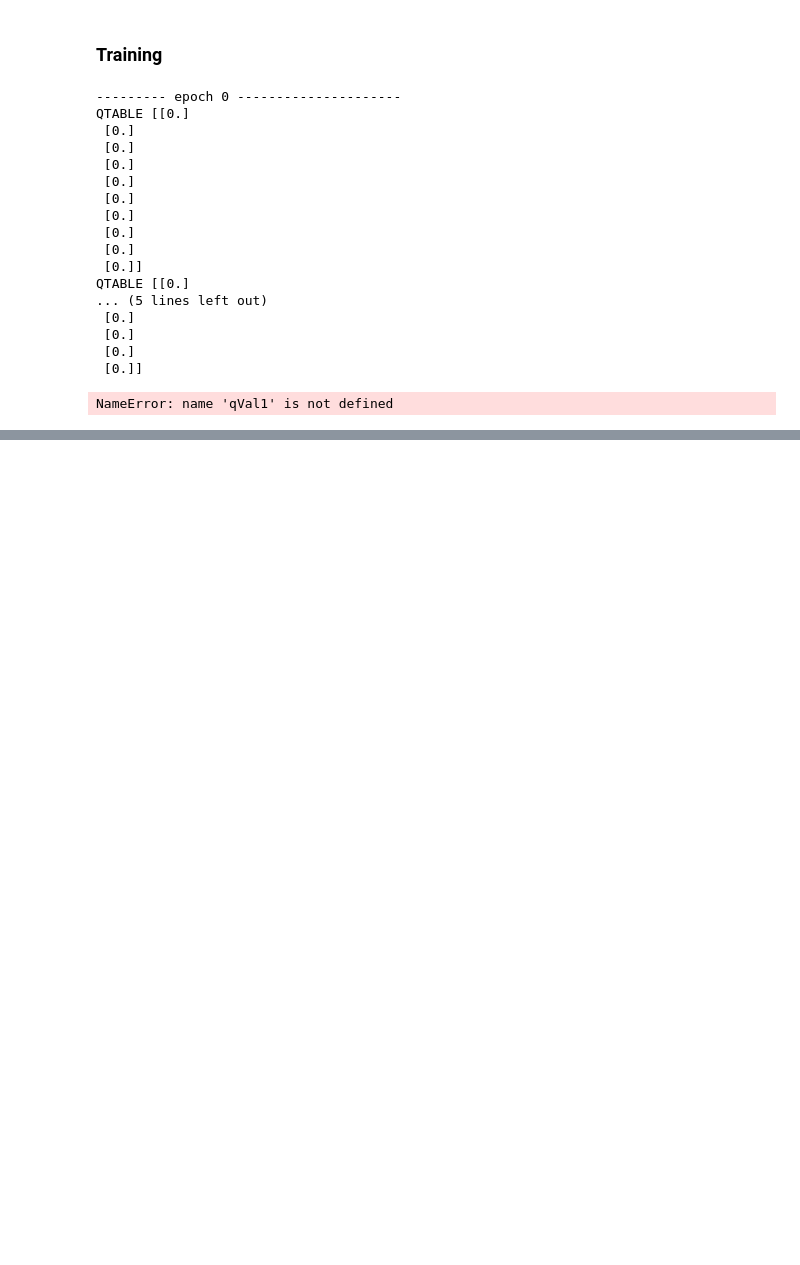
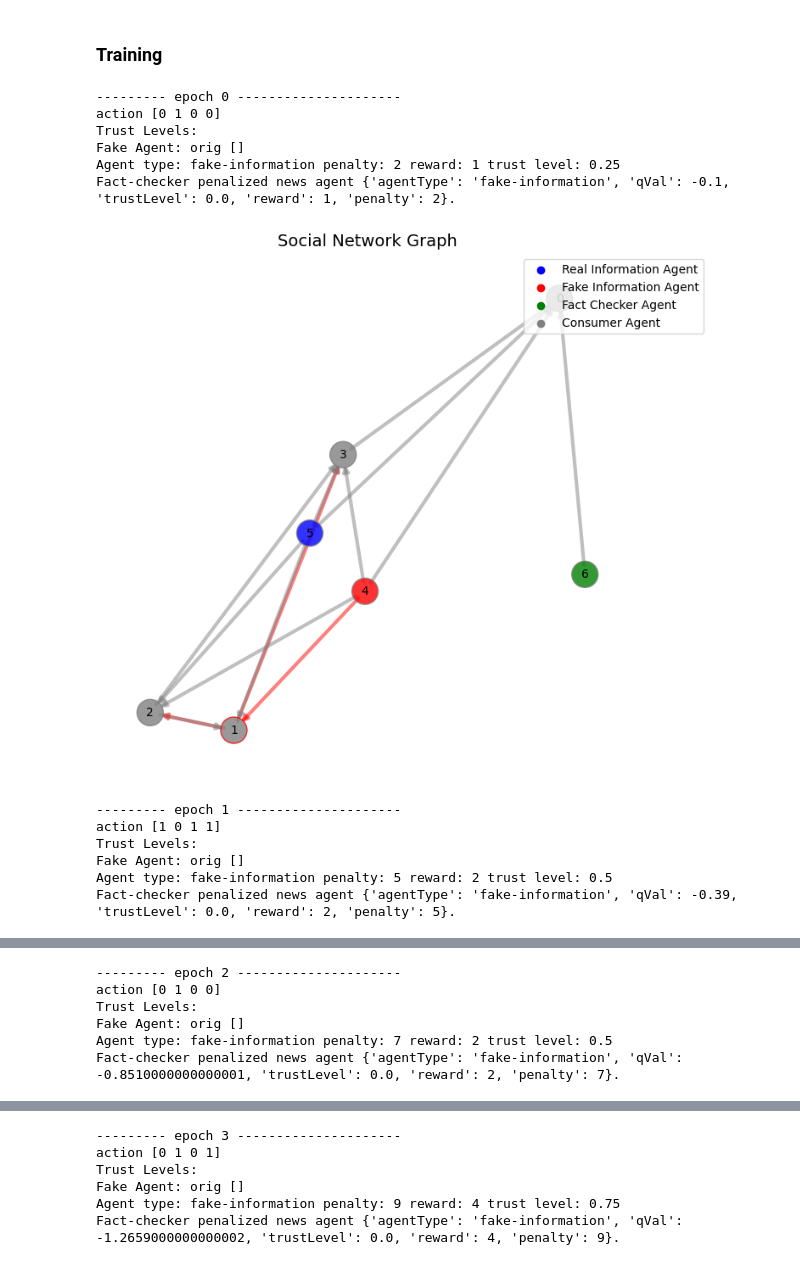
Before and after one commit to tangk01/CS6140-Project, a Jupyter notebook: project/project.ipynb, the cells around one changed output, grey strips where cells are left out. Drawn from its saved outputs; the diff is of its cells as text; code cells hidden in the pictures; blank space fills up the shorter version.

```diff
--- a/project/project.ipynb
+++ b/project/project.ipynb
@@ -8,12 +8,12 @@ import numpy as np
 # %% [markdown]
 ### Setup
 # %%
-network = SocialNetworkEnv(numConsumer=10)
+network = SocialNetworkEnv(numConsumer=4)
 
 # created a fake and real info agent and add a few consumers to the network
 fAgent = NewsAgent("fake-information", env=network, trustLevel=0)
-# fAgent2 = NewsAgent("fake-information", env=network, trustLevel=0)
-# fAgent3 = NewsAgent("fake-information", env=network, trustLevel=0)
+# fAgent2 = NewsAgent("fake-information", state_space_size=2, env=network, trustLevel=0)
+# fAgent3 = NewsAgent("fake-information", state_space_size=2, env=network, trustLevel=0)
 rAgent = NewsAgent("real-information", env=network, trustLevel=0)
 fcAgent = FactCheckerAgent("fact-checker", trustLevel=0.0, env=network)
 
@@ -43,56 +37,49 @@ Node 12: Points to -> 0
 # %% [markdown]
 ### Training
 # %%
-for i in range(20):
+for i in range(network.network_size):
     print(f"\n--------- epoch {i} ---------------------")
 
-    fAgent_action = fAgent.select_action()
-    rAgent_action = rAgent.select_action()
+    fAgent_action = network.draw_sample_from_action_space()
+    fAgent_action2 = network.draw_sample_from_action_space()
+    fAgent_action3 = network.draw_sample_from_action_space()
+    rAgent_action = network.draw_sample_from_action_space()
+    print('action', fAgent_action)
 
-    reward1, penalty1, state1, qVal1 = network.step(fAgent_action, fAgent)
-    reward2, penalty2, state2, qVal2 = network.step(rAgent_action, rAgent)
-
-    print(qVal1, qVal2)
-
-    fAgent.update_q_value([state1, state2], fAgent_action, reward1, penalty1, qVal1)
-    rAgent.update_q_value([state1, state2], fAgent_action, reward2, penalty2, qVal2)
-    # reward, penalty = network.step(rAgent_action, rAgent)
+    print("Trust Levels:")
+    print("Fake Agent: ", end="")
+    reward, penalty, influenced, qVal = network.step(fAgent_action, fAgent)
 
     # print("Fake Agent 2: ", end="")
     # reward22, penalty22 = network.step(fAgent_action2, fAgent2)
 
     # print("Fake Agent 3: ", end="")
     # reward3, penalty3 = network.step(fAgent_action3, fAgent3)
 
     # print("Real Agent: ", end="")
     # reward2, penalty2 = network.step(rAgent_action, rAgent)
 
     network.step_fact_checker(fcAgent, threshold=0.1)
 
     network.render()
     # network.print_graph()
 
     # print(f"\nfake info - reward: {reward}, penalty : {penalty}")
     # print(f"\nfake info 2 - reward: {reward22}, penalty : {penalty22}")
     # print(f"\nfake info 3 - reward: {reward3}, penalty : {penalty3}")
     # print(f"real info - reward: {reward2}, penalty : {penalty2}")
     # print(f"fact checker - reward: {fcAgent.reward} penalty: {fcAgent.penalty}")
 # %% [output]
 --------- epoch 0 ---------------------
-QTABLE [[0.]
- [0.]
- [0.]
- [0.]
- [0.]
- [0.]
- [0.]
- [0.]
- [0.]
- [0.]]
-QTABLE [[0.]
-... (5 lines left out)
- [0.]
- [0.]
- [0.]
- [0.]]
+action [0 1 0 0]
+Trust Levels:
+Fake Agent: orig []
+Agent type: fake-information penalty: 2 reward: 1 trust level: 0.25
+Fact-checker penalized news agent {'agentType': 'fake-information', 'qVal': -0.1, 'trustLevel': 0.0, 'reward': 1, 'penalty': 2}.
+[figure, added]
-NameError: name 'qVal1' is not defined
+--------- epoch 1 ---------------------
+action [1 0 1 1]
+Trust Levels:
+Fake Agent: orig []
+Agent type: fake-information penalty: 5 reward: 2 trust level: 0.5
+Fact-checker penalized news agent {'agentType': 'fake-information', 'qVal': -0.39, 'trustLevel': 0.0, 'reward': 2, 'penalty': 5}.
@@ -98,0 +87,6 @@ NameError: name 'qVal1' is not defined
+--------- epoch 2 ---------------------
+action [0 1 0 0]
+Trust Levels:
+Fake Agent: orig []
+Agent type: fake-information penalty: 7 reward: 2 trust level: 0.5
+Fact-checker penalized news agent {'agentType': 'fake-information', 'qVal': -0.8510000000000001, 'trustLevel': 0.0, 'reward': 2, 'penalty': 7}.
@@ -98,0 +94,6 @@ NameError: name 'qVal1' is not defined
+--------- epoch 3 ---------------------
+action [0 1 0 1]
+Trust Levels:
+Fake Agent: orig []
+Agent type: fake-information penalty: 9 reward: 4 trust level: 0.75
+Fact-checker penalized news agent {'agentType': 'fake-information', 'qVal': -1.2659000000000002, 'trustLevel': 0.0, 'reward': 4, 'penalty': 9}.
```
Also changed, not shown: parts of 2 cells of this notebook, 6 other files.
